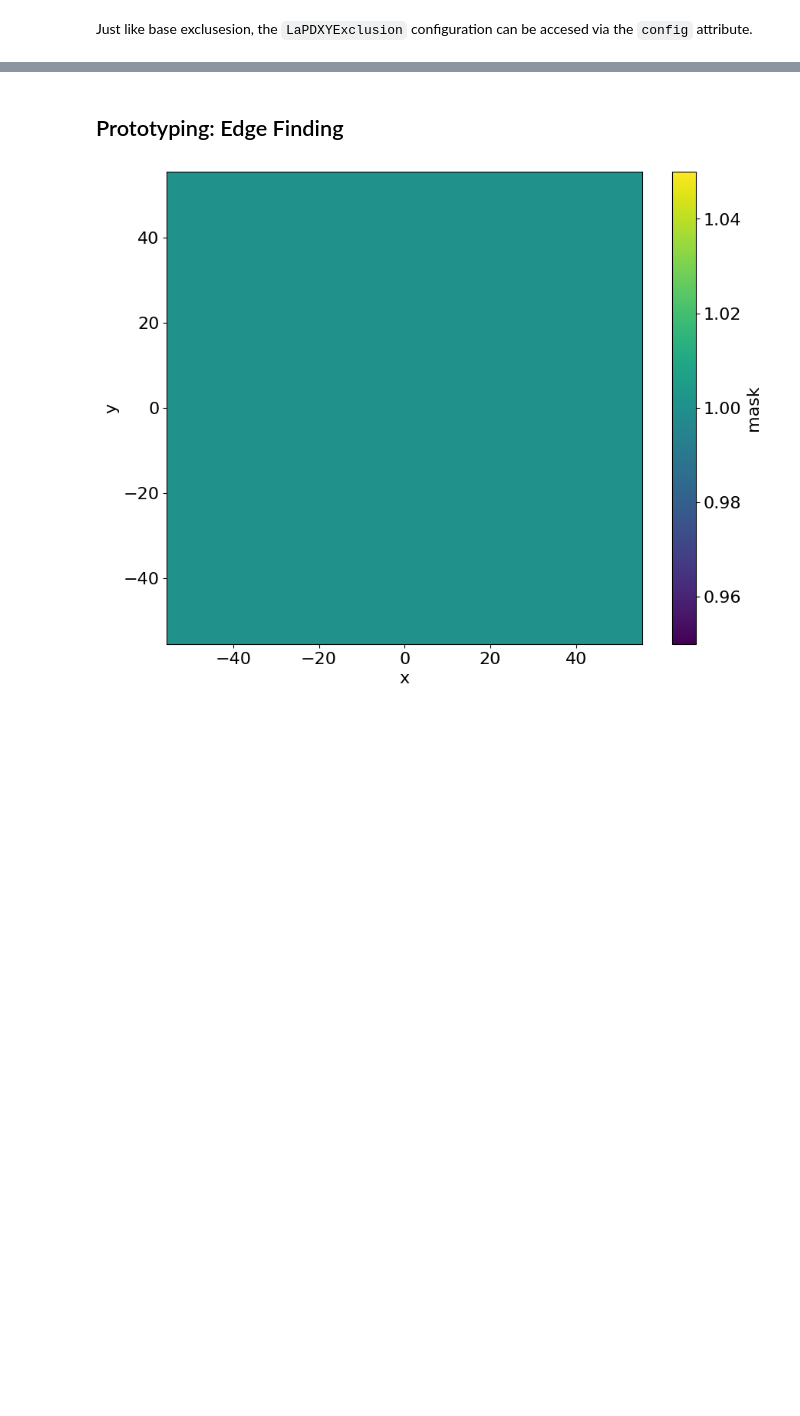
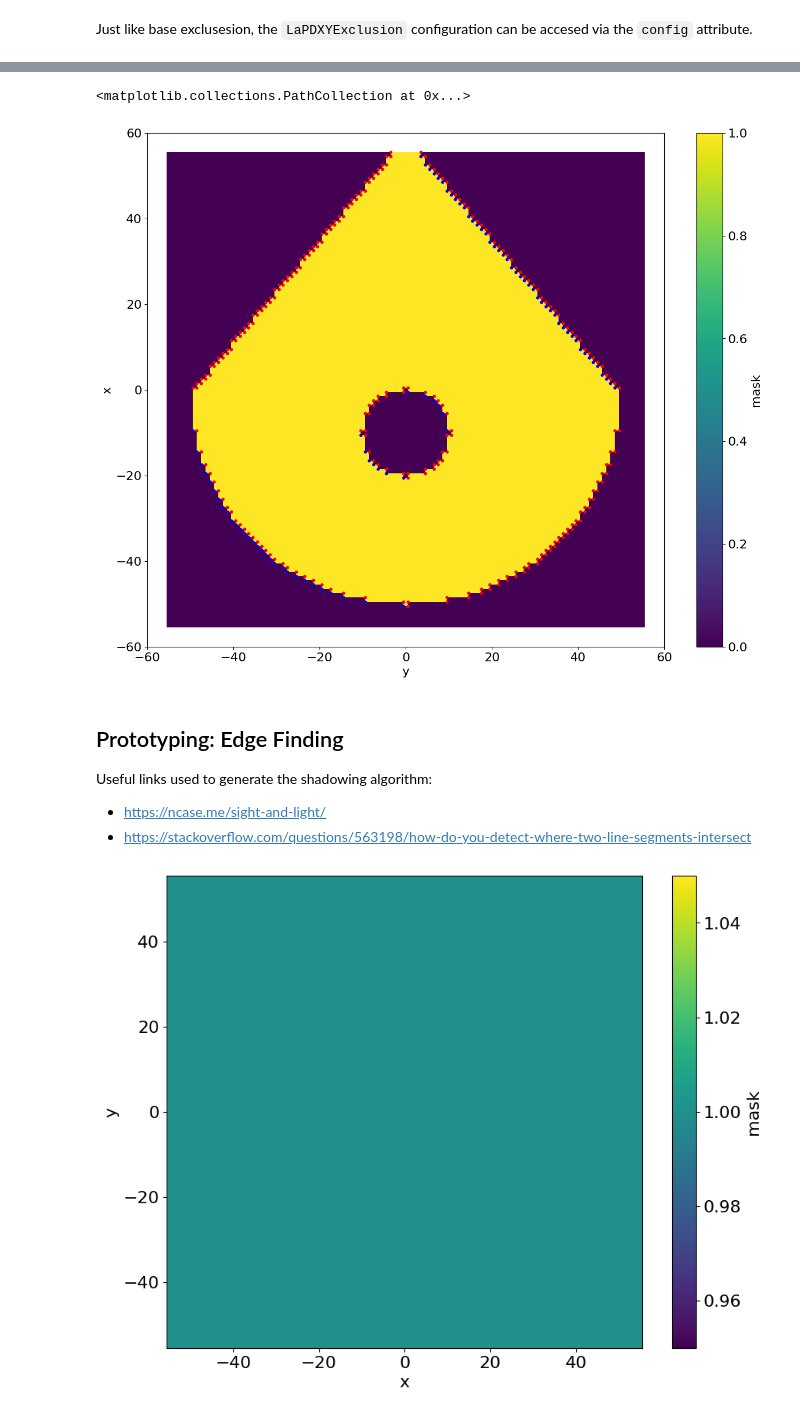
Before and after one commit to BaPSF/bapsf_motion, a Jupyter notebook: docs/notebooks/motion_list/exclusion_lapd_XY.ipynb, the cells around one changed output, grey strips where cells are left out. Drawn from its saved outputs; the diff is of its cells as text; code cells hidden in the pictures; blank space fills up the shorter version.

```diff
--- a/docs/notebooks/motion_list/exclusion_lapd_XY.ipynb
+++ b/docs/notebooks/motion_list/exclusion_lapd_XY.ipynb
@@ -173,5 +236,22 @@ ex.config
+# %%
+ds.mask.plot(aspect=1.25, size=12)
+
+ax = plt.gca()
+ax.set_ylim(-60, 60)
+ax.set_xlim(-60, 60)
+
+plt.scatter(edge_pool[..., 0, 1], edge_pool[..., 0, 0], color="blue", s=3**2)
+plt.scatter(edge_pool[..., 1, 1], edge_pool[..., 1, 0], color="red", s=3**2)
+# %% [output]
+<matplotlib.collections.PathCollection at 0x...>
+[figure, added]
 # %% [markdown]
 ## Prototyping: Edge Finding
+
+Useful links used to generate the shadowing algorithm:
+
+- https://ncase.me/sight-and-light/
+- https://stackoverflow.com/questions/563198/how-do-you-detect-where-two-line-segments-intersect
 # %%
 from bapsf_motion.motion_builder.exclusions import LaPDXYExclusion, CircularExclusion
 # %%
```
Also changed, not shown: parts of 11 cells of this notebook, 1 other file.
